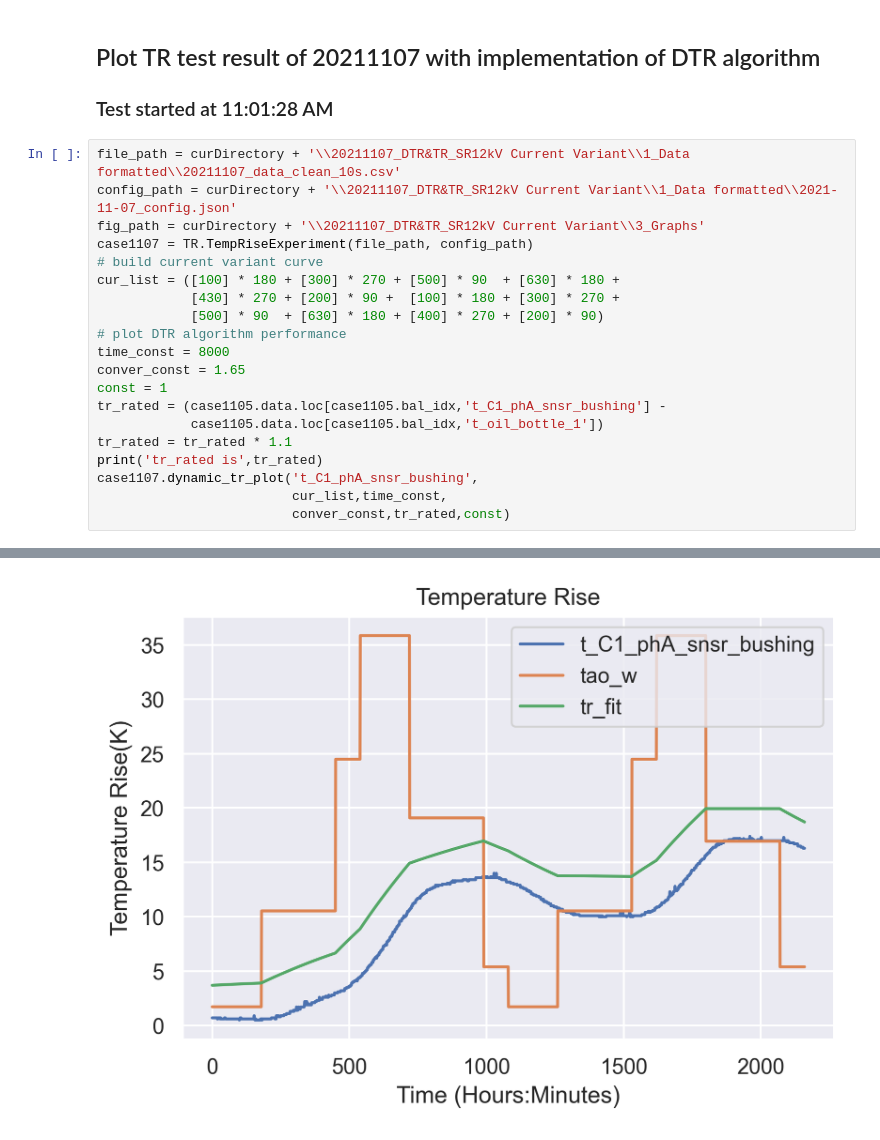
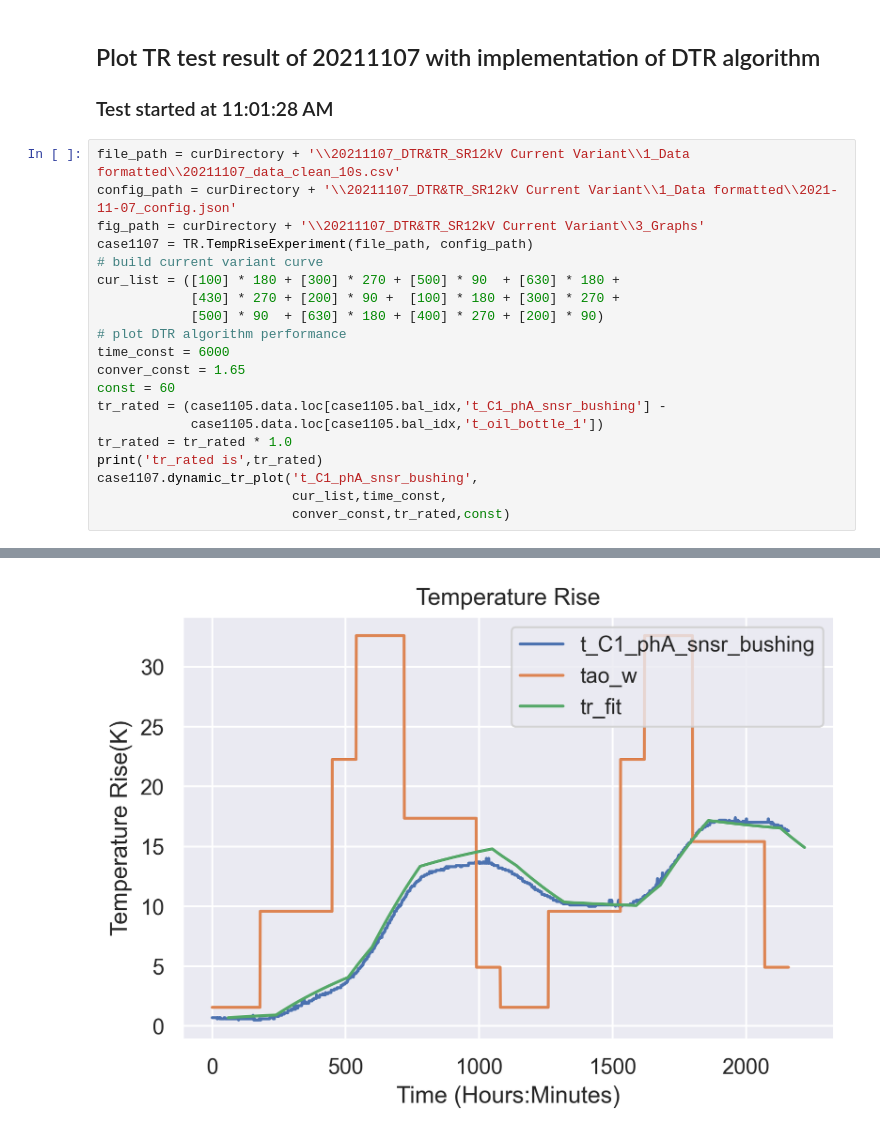
Before and after one commit to xxyql2006/ABB-SGIS-APL, a Jupyter notebook: TR_plots.ipynb, the cells around one changed output, grey strips where cells are left out. Drawn from its saved outputs; the diff is of its cells as text.

```diff
--- a/TR_plots.ipynb
+++ b/TR_plots.ipynb
@@ -300,12 +300,12 @@ cur_list = ([100] * 180 + [300] * 270 + [500] * 90  + [630] * 180 +
 		    [430] * 270 + [200] * 90 +  [100] * 180 + [300] * 270 +
 			[500] * 90  + [630] * 180 + [400] * 270 + [200] * 90)
 # plot DTR algorithm performance
-time_const = 8000
+time_const = 6000
 conver_const = 1.65
-const = 1
+const = 60
 tr_rated = (case1105.data.loc[case1105.bal_idx,'t_C1_phA_snsr_bushing'] -
 			case1105.data.loc[case1105.bal_idx,'t_oil_bottle_1'])
-tr_rated = tr_rated * 1.1
+tr_rated = tr_rated * 1.0
 print('tr_rated is',tr_rated)
 case1107.dynamic_tr_plot('t_C1_phA_snsr_bushing',
 						 cur_list,time_const,
@@ -327,3 +327,3 @@ tr_rated is 35.86000000000001
 
 [2160 rows x 4 columns]
-[figure, old version]
+[figure, new version]
```
Also changed, not shown: parts of 2 cells of this notebook, 1 other file.
